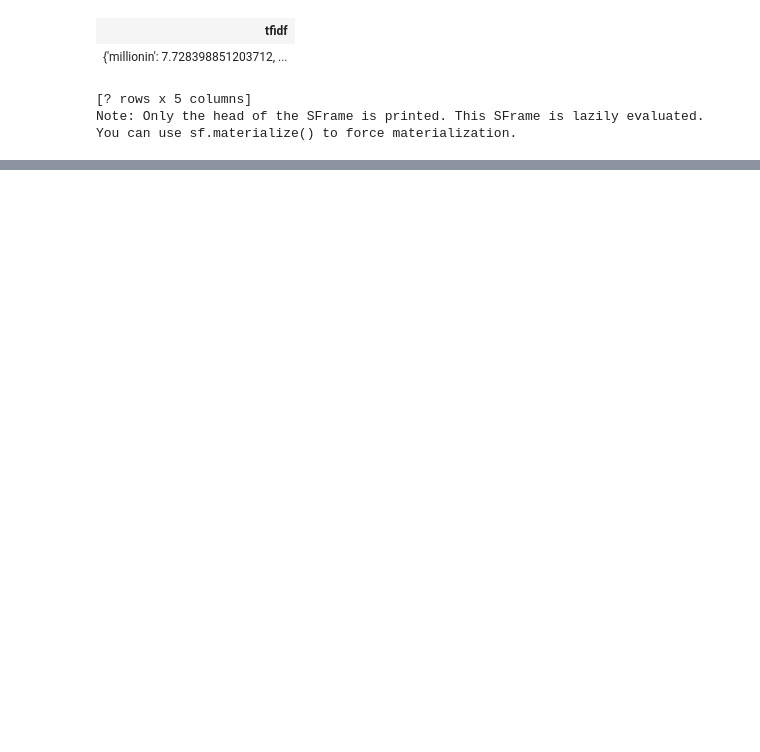
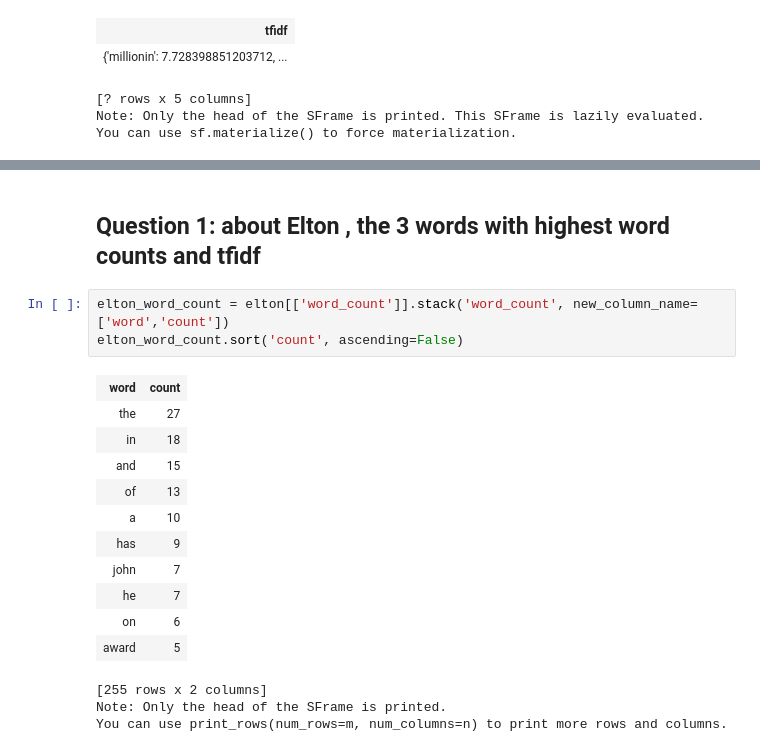
Before and after one commit to SYYoung/UW_MachineLearning, a Jupyter notebook: Course1/Week 4/Assg4.ipynb, the cells around one changed output, grey strips where cells are left out. Cells and saved outputs as stored; diff of their text form; blank space fills up the shorter version.

Commit message:
finish upto question#2

```diff
--- a/Course1/Week 4/Assg4.ipynb
+++ b/Course1/Week 4/Assg4.ipynb
@@ -90,0 +99,20 @@ paul
+# %% [markdown]
+## Question 1: about Elton , the 3 words with highest word counts and tfidf
+# %%
+elton_word_count = elton[['word_count']].stack('word_count', new_column_name=['word','count'])
+elton_word_count.sort('count', ascending=False)
+# %% [output]
+| word | count |
+| the | 27 |
+| in | 18 |
+| and | 15 |
+| of | 13 |
+| a | 10 |
+| has | 9 |
+| john | 7 |
+| he | 7 |
+| on | 6 |
+| award | 5 |
+[255 rows x 2 columns]
+Note: Only the head of the SFrame is printed.
+You can use print_rows(num_rows=m, num_columns=n) to print more rows and columns.
```
Also changed, not shown: parts of 10 cells of this notebook.
